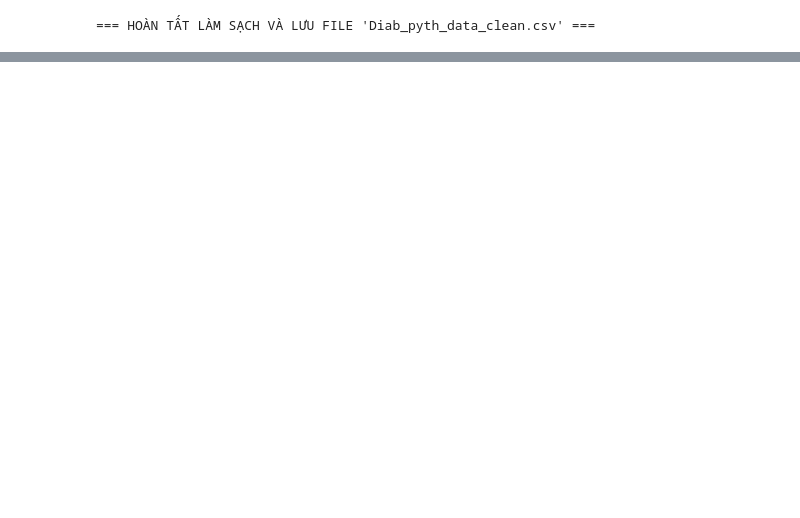
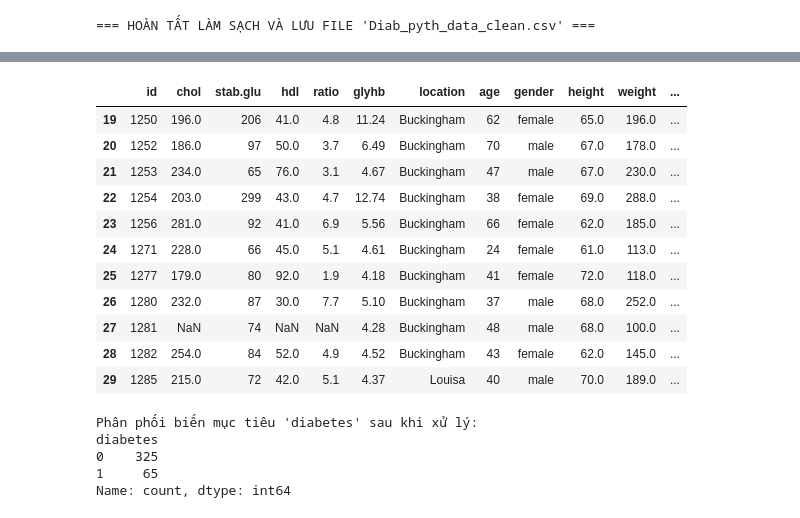
Before and after one commit to quocanh748/CS114_group1, a Jupyter notebook: Preprocess/eda.ipynb, the cells around one changed output, grey strips where cells are left out. Cells and saved outputs as stored; diff of their text form; code cells hidden in the pictures; blank space fills up the shorter version.

```diff
--- a/Preprocess/eda.ipynb
+++ b/Preprocess/eda.ipynb
@@ -136,3 +155,10 @@ Passing `palette` without assigning `hue` is deprecated and will be removed in v
 
   sns.boxplot(data=df_clean, x='diabetes_status', y='stab.glu', order=['Normal', 'Prediabetes', 'Diabetes'], palette='Set2')
 [figure]
+# %%
+df = df.dropna(subset=['glyhb'])
+
+# Mã hóa biến mục tiêu: >= 6.5 là 1, < 6.5 là 0
+df['diabetes'] = (df['glyhb'] >= 6.5).astype(int)
+
+display(df[['glyhb', 'diabetes']].head())
@@ -138,0 +172,24 @@ Passing `palette` without assigning `hue` is deprecated and will be removed in v
+# %%
+df.iloc[19:30]
+# %% [output]
+|  | id | chol | stab.glu | hdl | ratio | glyhb | location | age | gender | height | weight | ... |
+| 19 | 1250 | 196.0 | 206 | 41.0 | 4.8 | 11.24 | Buckingham | 62 | female | 65.0 | 196.0 | ... |
+| 20 | 1252 | 186.0 | 97 | 50.0 | 3.7 | 6.49 | Buckingham | 70 | male | 67.0 | 178.0 | ... |
+| 21 | 1253 | 234.0 | 65 | 76.0 | 3.1 | 4.67 | Buckingham | 47 | male | 67.0 | 230.0 | ... |
+| 22 | 1254 | 203.0 | 299 | 43.0 | 4.7 | 12.74 | Buckingham | 38 | female | 69.0 | 288.0 | ... |
+| 23 | 1256 | 281.0 | 92 | 41.0 | 6.9 | 5.56 | Buckingham | 66 | female | 62.0 | 185.0 | ... |
+| 24 | 1271 | 228.0 | 66 | 45.0 | 5.1 | 4.61 | Buckingham | 24 | female | 61.0 | 113.0 | ... |
+| 25 | 1277 | 179.0 | 80 | 92.0 | 1.9 | 4.18 | Buckingham | 41 | female | 72.0 | 118.0 | ... |
+| 26 | 1280 | 232.0 | 87 | 30.0 | 7.7 | 5.10 | Buckingham | 37 | male | 68.0 | 252.0 | ... |
+| 27 | 1281 | NaN | 74 | NaN | NaN | 4.28 | Buckingham | 48 | male | 68.0 | 100.0 | ... |
+| 28 | 1282 | 254.0 | 84 | 52.0 | 4.9 | 4.52 | Buckingham | 43 | female | 62.0 | 145.0 | ... |
+| 29 | 1285 | 215.0 | 72 | 42.0 | 5.1 | 4.37 | Louisa | 40 | male | 70.0 | 189.0 | ... |
+# %%
+print("Phân phối biến mục tiêu 'diabetes' sau khi xử lý:")
+print(df['diabetes'].value_counts())
+# %% [output]
+Phân phối biến mục tiêu 'diabetes' sau khi xử lý:
+diabetes
+0    325
+1     65
+Name: count, dtype: int64
```
Also changed, not shown: parts of 6 cells of this notebook, 1 other file.
